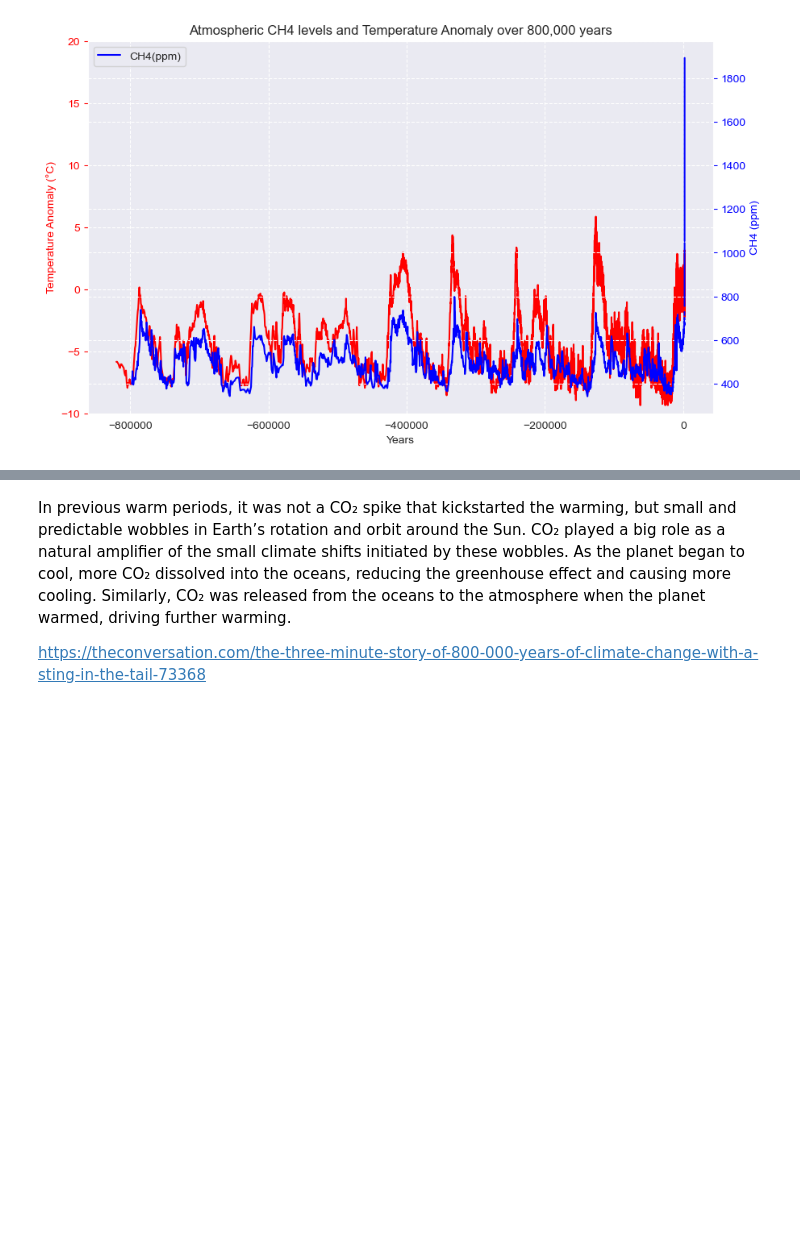
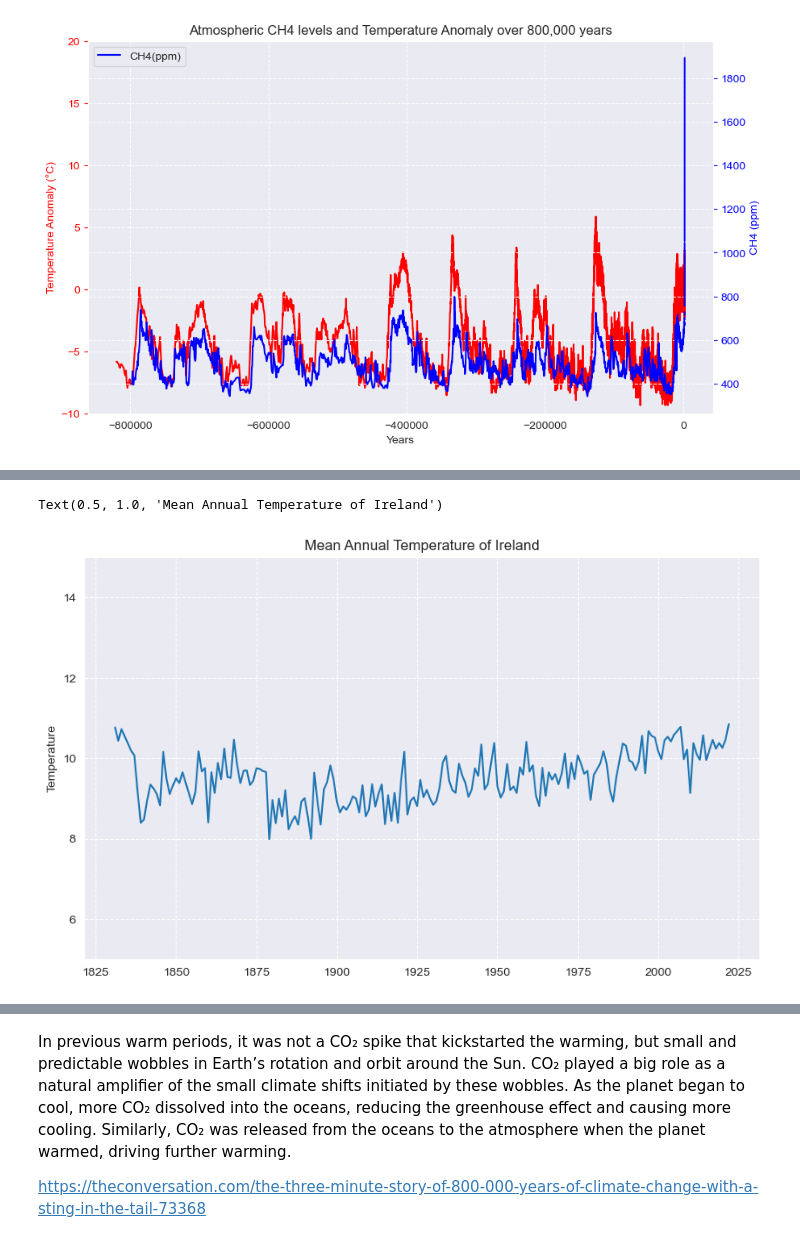
Before and after one commit to Kevin002023/PFDA--Climate-Project, a Jupyter notebook: PFDA-Project-2.ipynb, the cells around one changed output, grey strips where cells are left out. Saved outputs shown, nothing was run; the diff lists cells and outputs as text; code cells hidden in the pictures; blank space fills up the shorter version.

```diff
--- a/PFDA-Project-2.ipynb
+++ b/PFDA-Project-2.ipynb
@@ -708,0 +732,6 @@ NameError: name 'co2' is not defined
+# %%
+
+annual_phoenix= annual_phoenix.drop([3, 4, 22, 23]) # 1834 was at index 3, 1853 and 1854 were index 22 and 23 respectively. They have now been removed
+annual_phoenix.head()
+
+#annual_phoenix= annual_phoenix.drop(22, 23)
@@ -708,0 +784,6 @@ NameError: name 'co2' is not defined
+# %%
+complete_ire_temp = pd.concat([annual_phoenix, ire_temp], ignore_index = True)
+#There are 2 values for 1958. I will take the average of them (9.436969 and 9.753472) which is 9.5952205
+complete_ire_temp.at[123, 'Mean'] = 9.5952205
+complete_ire_temp= complete_ire_temp.drop(124, axis=0)
+complete_ire_temp.head()
@@ -708,0 +797,12 @@ NameError: name 'co2' is not defined
+# %%
+#Plot of Mean Annual Temperature in Ireland since 1831
+
+fig, ax1 = plt.subplots(figsize=(10, 6))
+
+ax1.plot(complete_ire_temp['Year'], complete_ire_temp['Mean'])
+ax1.set_ylabel("Temperature")
+ax1.set_ylim(5, 15)
+plt.title("Mean Annual Temperature of Ireland")
+# %% [output]
+Text(0.5, 1.0, 'Mean Annual Temperature of Ireland')
+[figure, added]
```
Also changed, not shown: parts of 18 cells of this notebook, 3 other files.
